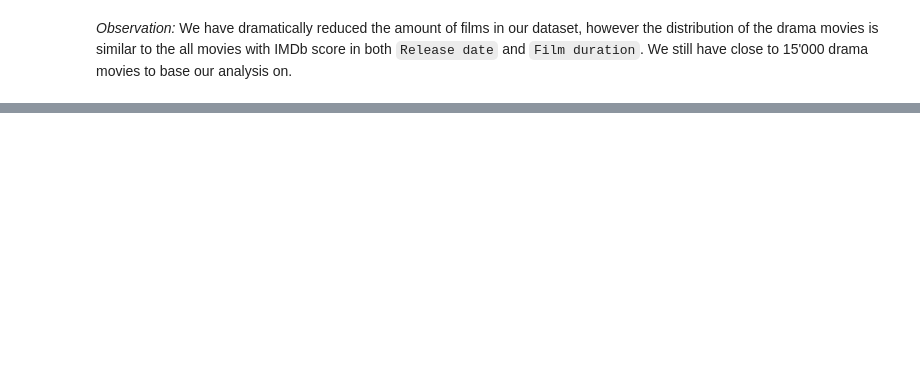
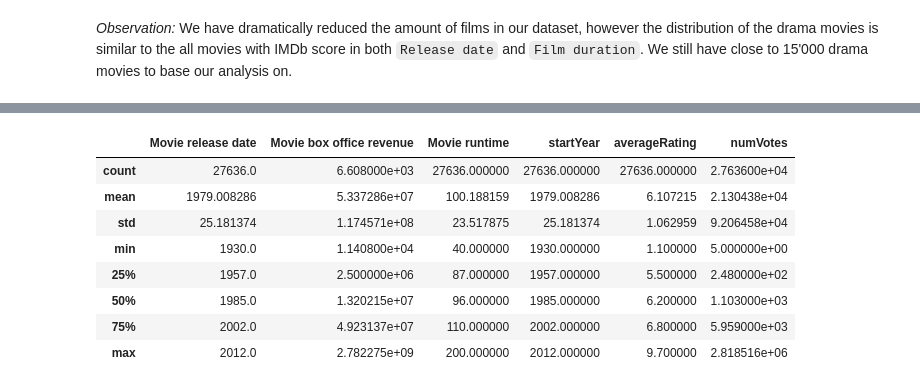
Before and after one commit to epfl-ada/ada-2023-project-dromadaire, a Jupyter notebook: P2.ipynb, the cells around one changed output, grey strips where cells are left out. Saved outputs shown, nothing was run; the diff lists cells and outputs as text; code cells hidden in the pictures; blank space fills up the shorter version.

```diff
--- a/P2.ipynb
+++ b/P2.ipynb
@@ -412,0 +465,12 @@ drama_movies.describe()
+# %%
+movies[['Movie release date','Movie box office revenue','Movie runtime','startYear','averageRating','numVotes']].describe()
+# %% [output]
+|  | Movie release date | Movie box office revenue | Movie runtime | startYear | averageRating | numVotes |
+| count | 27636.0 | 6.608000e+03 | 27636.000000 | 27636.000000 | 27636.000000 | 2.763600e+04 |
+| mean | 1979.008286 | 5.337286e+07 | 100.188159 | 1979.008286 | 6.107215 | 2.130438e+04 |
+| std | 25.181374 | 1.174571e+08 | 23.517875 | 25.181374 | 1.062959 | 9.206458e+04 |
+| min | 1930.0 | 1.140800e+04 | 40.000000 | 1930.000000 | 1.100000 | 5.000000e+00 |
+| 25% | 1957.0 | 2.500000e+06 | 87.000000 | 1957.000000 | 5.500000 | 2.480000e+02 |
+| 50% | 1985.0 | 1.320215e+07 | 96.000000 | 1985.000000 | 6.200000 | 1.103000e+03 |
+| 75% | 2002.0 | 4.923137e+07 | 110.000000 | 2002.000000 | 6.800000 | 5.959000e+03 |
+| max | 2012.0 | 2.782275e+09 | 200.000000 | 2012.000000 | 9.700000 | 2.818516e+06 |
```
Also changed, not shown: parts of 34 cells of this notebook.
